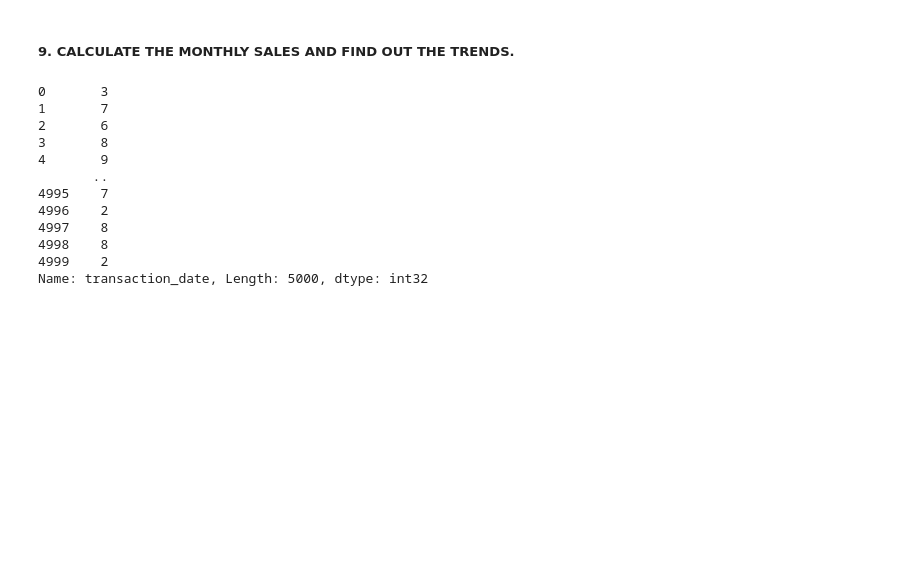
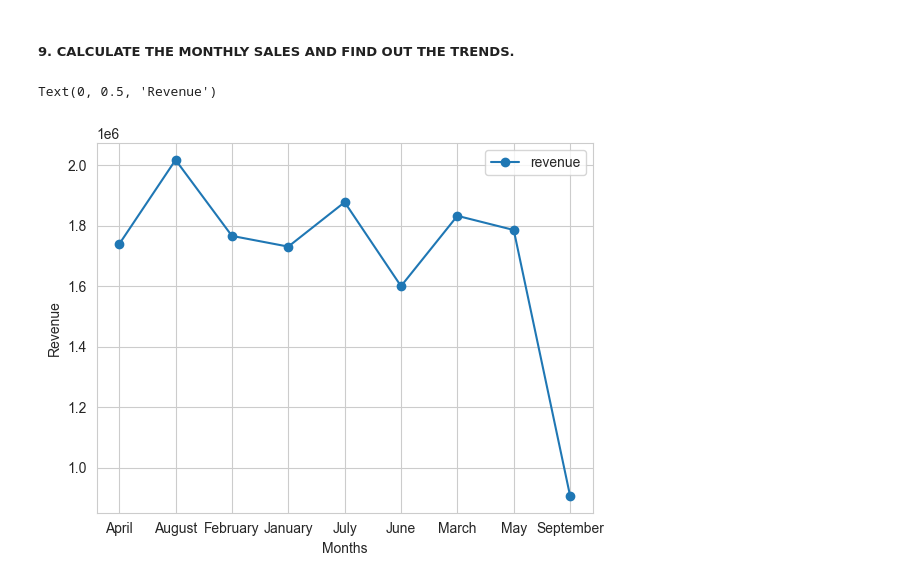
Before and after one commit to RejinBK/Walmart-Sales-Analysis, a Jupyter notebook: Walmart EDA.ipynb, the cells around one changed output. Saved outputs shown, nothing was run; the diff lists cells and outputs as text; code cells hidden in the pictures; blank space fills up the shorter version.

```diff
--- a/Walmart EDA.ipynb
+++ b/Walmart EDA.ipynb
@@ -325,19 +325,12 @@ plt.show()
 # %% [markdown]
 ##### 9. CALCULATE THE MONTHLY SALES AND FIND OUT THE TRENDS.
 # %%
-df[['transaction_date','revenue']]
 df['transaction_date'] = pd.to_datetime(df['transaction_date'])
-Months = df['transaction_date'].dt.month
+df['Month'] = df['transaction_date'].dt.month_name()
+monthly_sales = df.groupby('Month')['revenue'].sum().reset_index()
+monthly_sales.plot(kind='line',x='Month',y='revenue',marker='o')
+plt.xlabel('Months')
+plt.ylabel('Revenue')
 # %% [output]
-0       3
-1       7
-2       6
-3       8
-4       9
-       ..
-4995    7
-4996    2
-4997    8
-4998    8
-4999    2
-Name: transaction_date, Length: 5000, dtype: int32
+Text(0, 0.5, 'Revenue')
+[figure, added]
```
Also changed, not shown: parts of 4 cells of this notebook, 1 other file.
